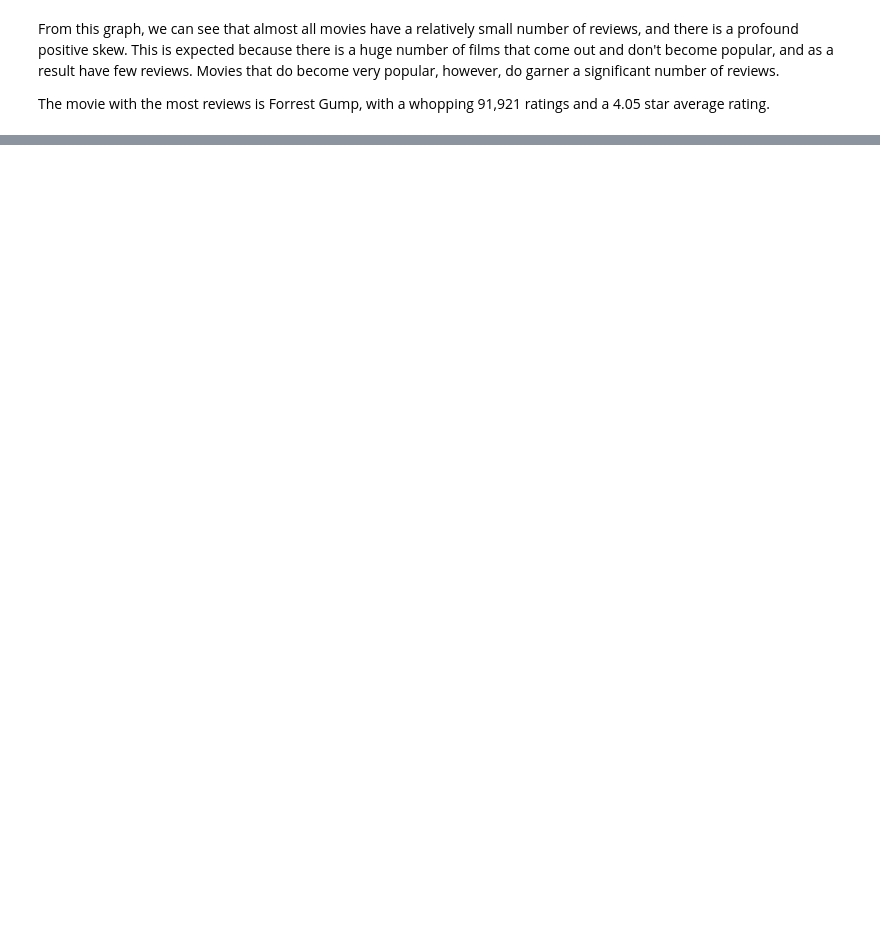
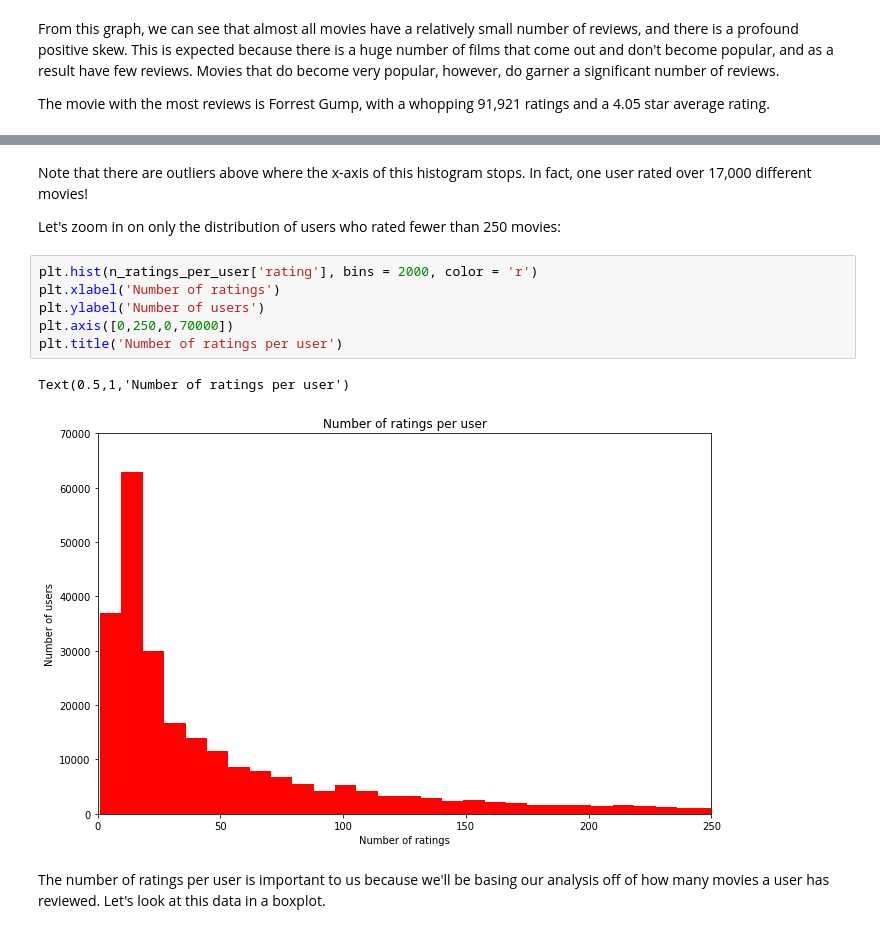
Before and after one commit to ewoodbury/movie-rating-analysis, a Jupyter notebook: Movie Ratings Project.ipynb, the cells around one changed output, grey strips where cells are left out. Saved outputs shown, nothing was run; the diff lists cells and outputs as text; blank space fills up the shorter version.

```diff
--- a/Movie Ratings Project.ipynb
+++ b/Movie Ratings Project.ipynb
@@ -445,0 +459,15 @@ The movie with the most reviews is Forrest Gump, with a whopping 91,921 ratings
+# %% [markdown]
+Note that there are outliers above where the x-axis of this histogram stops. In fact, one user rated over 17,000 different movies!
+
+Let's zoom in on only the distribution of users who rated fewer than 250 movies:
+# %%
+plt.hist(n_ratings_per_user['rating'], bins = 2000, color = 'r')
+plt.xlabel('Number of ratings')
+plt.ylabel('Number of users')
+plt.axis([0,250,0,70000])
+plt.title('Number of ratings per user')
+# %% [output]
+Text(0.5,1,'Number of ratings per user')
+[figure, added]
+# %% [markdown]
+The number of ratings per user is important to us because we'll be basing our analysis off of how many movies a user has reviewed. Let's look at this data in a boxplot.
```
Also changed, not shown: parts of 6 cells of this notebook.
